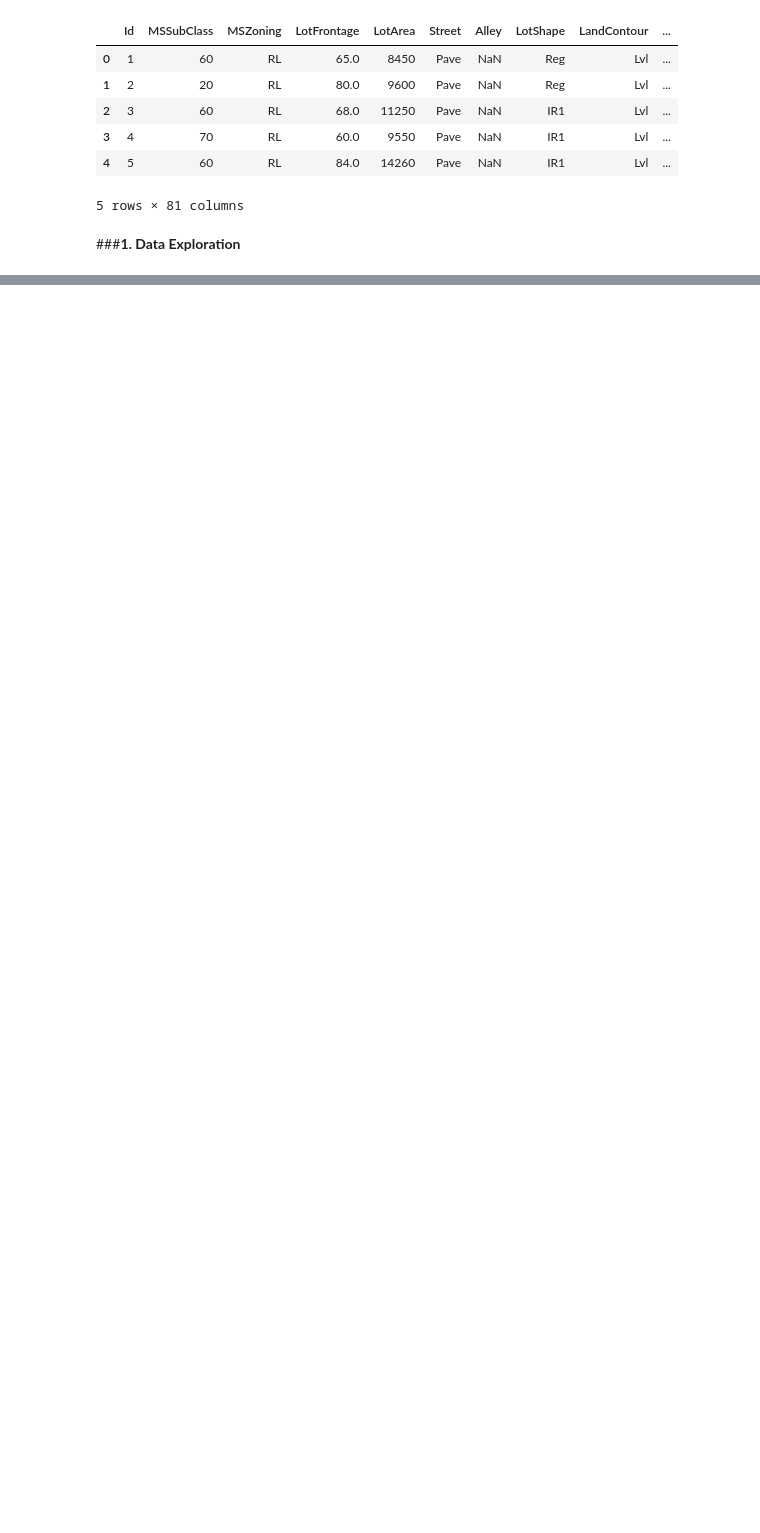
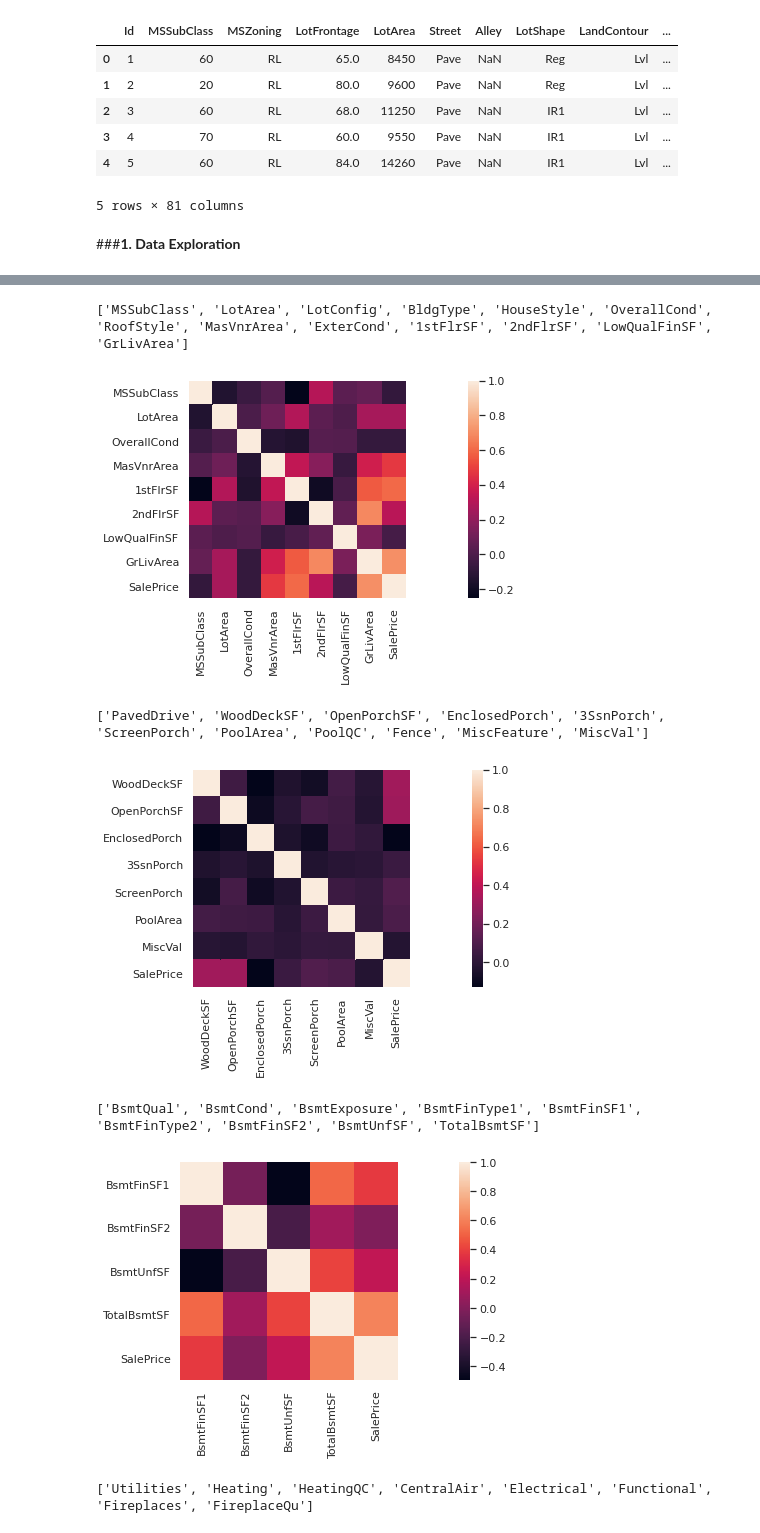
Before and after one commit to Sirabhop/Kaggle_Challenge, a Jupyter notebook: Challenge_2_House_Prices.ipynb, the cells around one changed output, grey strips where cells are left out. Saved outputs shown, nothing was run; the diff lists cells and outputs as text; code cells hidden in the pictures; blank space fills up the shorter version.

```diff
--- a/Challenge_2_House_Prices.ipynb
+++ b/Challenge_2_House_Prices.ipynb
@@ -245,0 +39,33 @@ sns.barplot(x = 'LotConfig', y = 'SalePrice', data = df)
+# %%
+#1
+properties = ['MSSubClass', 'LotArea', 'LotConfig', 'BldgType',
+              'HouseStyle', 'OverallCond', 'RoofStyle', 'MasVnrArea', 'ExterCond',
+              '1stFlrSF', '2ndFlrSF', 'LowQualFinSF', 'GrLivArea']
+#2
+Facilities = ['PavedDrive', 'WoodDeckSF', 'OpenPorchSF', 'EnclosedPorch',
+              '3SsnPorch', 'ScreenPorch', 'PoolArea', 'PoolQC', 'Fence', 'MiscFeature',
+              'MiscVal']
+#3
+Basement = ['BsmtQual', 'BsmtCond', 'BsmtExposure', 'BsmtFinType1', 'BsmtFinSF1',
+            'BsmtFinType2', 'BsmtFinSF2', 'BsmtUnfSF', 'TotalBsmtSF']
+#4
+Appliance = ['Utilities', 'Heating', 'HeatingQC', 'CentralAir', 'Electrical',
+             'Functional', 'Fireplaces', 'FireplaceQu']
+#5
+Room = ['BsmtFullBath', 'BsmtHalfBath', 'FullBath', 'HalfBath',
+        'KitchenQual', 'TotRmsAbvGrd']
+#6
+Garage = ['GarageType', 'GarageYrBlt', 'GarageFinish', 'GarageCars', 'GarageArea',
+          'GarageQual', 'GarageCond']
+#7
+Material = ['RoofMatl', 'Exterior1st', 'Exterior2nd', 'OverallQual', 'RoofMatl',
+            'Exterior1st', 'Exterior2nd', 'MasVnrType', 'ExterQual', 'Foundation']
+#8
+Location = ['MSZoning', 'LotFrontage', 'Street', 'Alley', 'LotShape', 'LandContour', 'LandSlope',
+            'Neighborhood', 'Condition1', 'Condition2', ]
+#9
+History = ['YearBuilt', 'YearRemodAdd', 'MoSold', 'YrSold']
+#10
+Sales = ['SaleType', 'SaleCondition']
+
+total_category = [properties, Facilities, Basement, Appliance, Room, Garage, Material, Location, History, Sales]
@@ -245,0 +74,17 @@ sns.barplot(x = 'LotConfig', y = 'SalePrice', data = df)
+# %%
+def get_heatmap(data, list_col, y):
+  corrmat = data[list_col+[y]].corr()
+  sns.heatmap(corrmat, square = True)
+# %%
+for i in total_category:
+  print(i)
+  get_heatmap(df, i, 'SalePrice')
+  plt.show()
+# %% [output]
+['MSSubClass', 'LotArea', 'LotConfig', 'BldgType', 'HouseStyle', 'OverallCond', 'RoofStyle', 'MasVnrArea', 'ExterCond', '1stFlrSF', '2ndFlrSF', 'LowQualFinSF', 'GrLivArea']
+[figure, added]
+['PavedDrive', 'WoodDeckSF', 'OpenPorchSF', 'EnclosedPorch', '3SsnPorch', 'ScreenPorch', 'PoolArea', 'PoolQC', 'Fence', 'MiscFeature', 'MiscVal']
+[figure, added]
+['BsmtQual', 'BsmtCond', 'BsmtExposure', 'BsmtFinType1', 'BsmtFinSF1', 'BsmtFinType2', 'BsmtFinSF2', 'BsmtUnfSF', 'TotalBsmtSF']
+[figure, added]
+['Utilities', 'Heating', 'HeatingQC', 'CentralAir', 'Electrical', 'Functional', 'Fireplaces', 'FireplaceQu']
```
Also changed, not shown: parts of 45 cells of this notebook.
